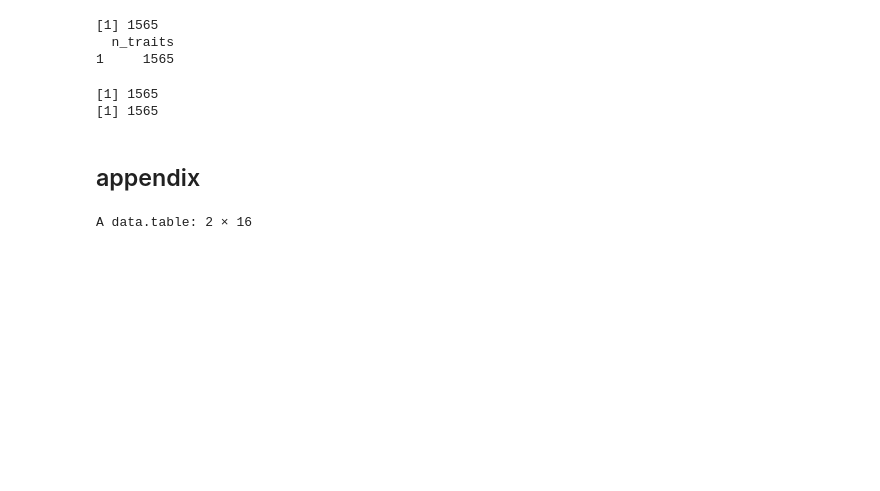
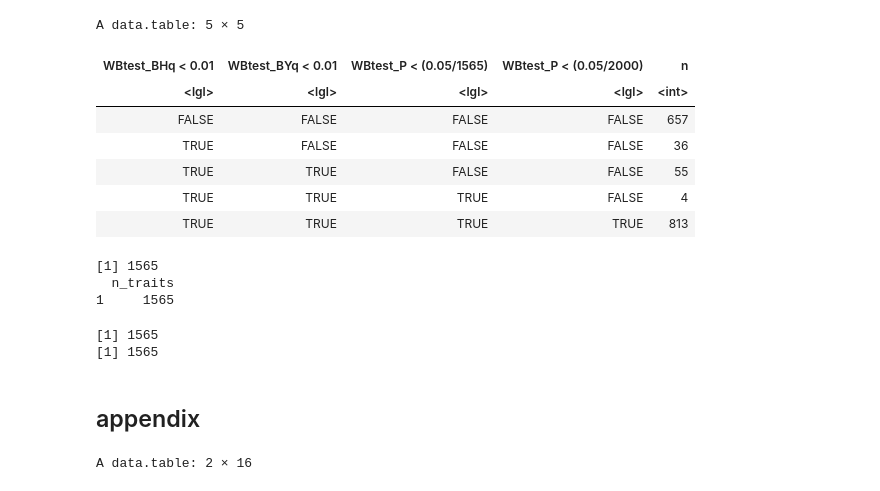
Before and after one commit to rivas-lab/PRS, a Jupyter notebook: src/20211028_freeze/5_aggregate.ipynb, the cells around one changed output. Cells and saved outputs as stored; diff of their text form; code cells hidden in the pictures; blank space fills up the shorter version.

```diff
--- a/src/20211028_freeze/5_aggregate.ipynb
+++ b/src/20211028_freeze/5_aggregate.ipynb
@@ -67,8 +67,21 @@ filter(
 rename('trait'='response', 'WBtest_P'='P') %>%
 select(trait, WBtest_P) -> WBtestP_df
 WBtestP_df$WBtest_BYq <- p.adjust(WBtestP_df$WBtest_P, method = 'BY')
-
-WBtestP_df %>%
-mutate(
-    WBtest_is_significant = (WBtest_BYq) < 0.01
-) -> WBtestP_df
+WBtestP_df$WBtest_BHq <- p.adjust(WBtestP_df$WBtest_P, method = 'BH')
+# %%
+WBtestP_df %>%
+count(
+    WBtest_BHq < .01,
+    WBtest_BYq < .01,
+    WBtest_P < (.05 / 1565),
+    WBtest_P < (.05 / 2000)
+)
+# %% [output]
+A data.table: 5 × 5
+| WBtest_BHq < 0.01 | WBtest_BYq < 0.01 | WBtest_P < (0.05/1565) | WBtest_P < (0.05/2000) | n |
+| <lgl> | <lgl> | <lgl> | <lgl> | <int> |
+| FALSE | FALSE | FALSE | FALSE | 657 |
+| TRUE | FALSE | FALSE | FALSE | 36 |
+| TRUE | TRUE | FALSE | FALSE | 55 |
+| TRUE | TRUE | TRUE | FALSE | 4 |
+| TRUE | TRUE | TRUE | TRUE | 813 |
```
Also changed, not shown: parts of 2 cells of this notebook, 15 other files.
